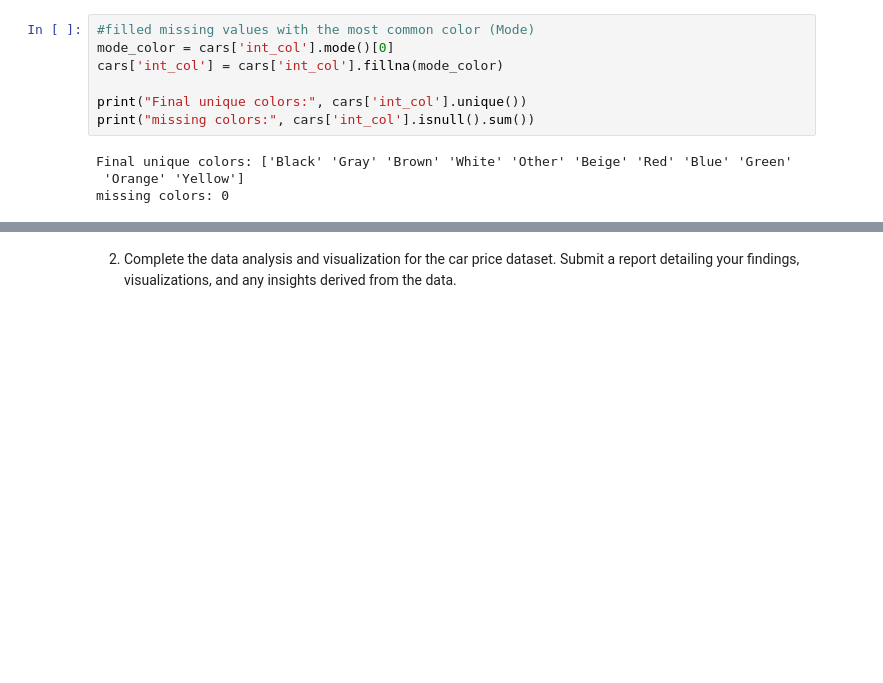
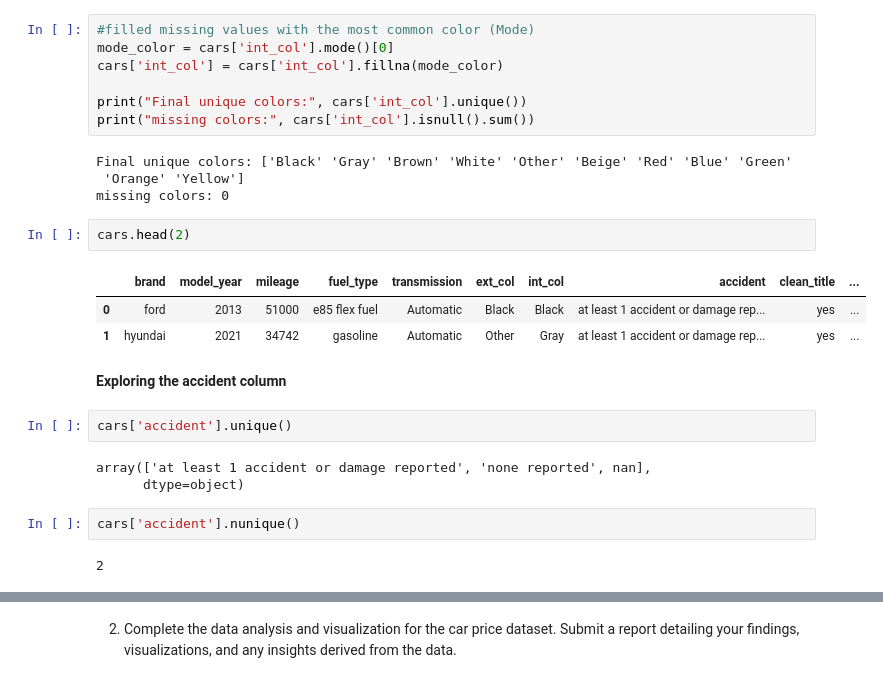
Before and after one commit to Berniceboateng775/nsp-training-program, a Jupyter notebook: car_pricePrediction.ipynb, the cells around one changed output, grey strips where cells are left out. Drawn from its saved outputs; the diff is of its cells as text; blank space fills up the shorter version.

Commit message:
explored the accident column and updated the readme file

```diff
--- a/car_pricePrediction.ipynb
+++ b/car_pricePrediction.ipynb
@@ -830,3 +830,20 @@ print("missing colors:", cars['int_col'].isnull().sum())
 Final unique colors: ['Black' 'Gray' 'Brown' 'White' 'Other' 'Beige' 'Red' 'Blue' 'Green'
  'Orange' 'Yellow']
 missing colors: 0
+# %%
+cars.head(2)
+# %% [output]
+|  | brand | model_year | mileage | fuel_type | transmission | ext_col | int_col | accident | clean_title | ... |
+| 0 | ford | 2013 | 51000 | e85 flex fuel | Automatic | Black | Black | at least 1 accident or damage rep... | yes | ... |
+| 1 | hyundai | 2021 | 34742 | gasoline | Automatic | Other | Gray | at least 1 accident or damage rep... | yes | ... |
+# %% [markdown]
+**Exploring the accident column**
+# %%
+cars['accident'].unique()
+# %% [output]
+array(['at least 1 accident or damage reported', 'none reported', nan],
+      dtype=object)
+# %%
+cars['accident'].nunique()
+# %% [output]
+2
```
Also changed, not shown: parts of 2 cells of this notebook, 1 other file.
